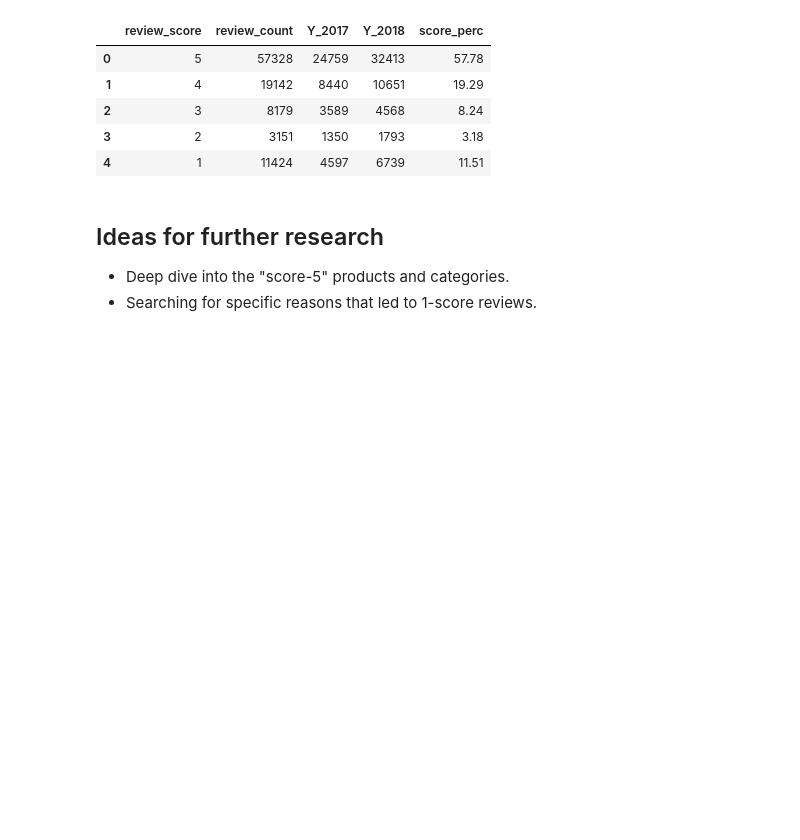
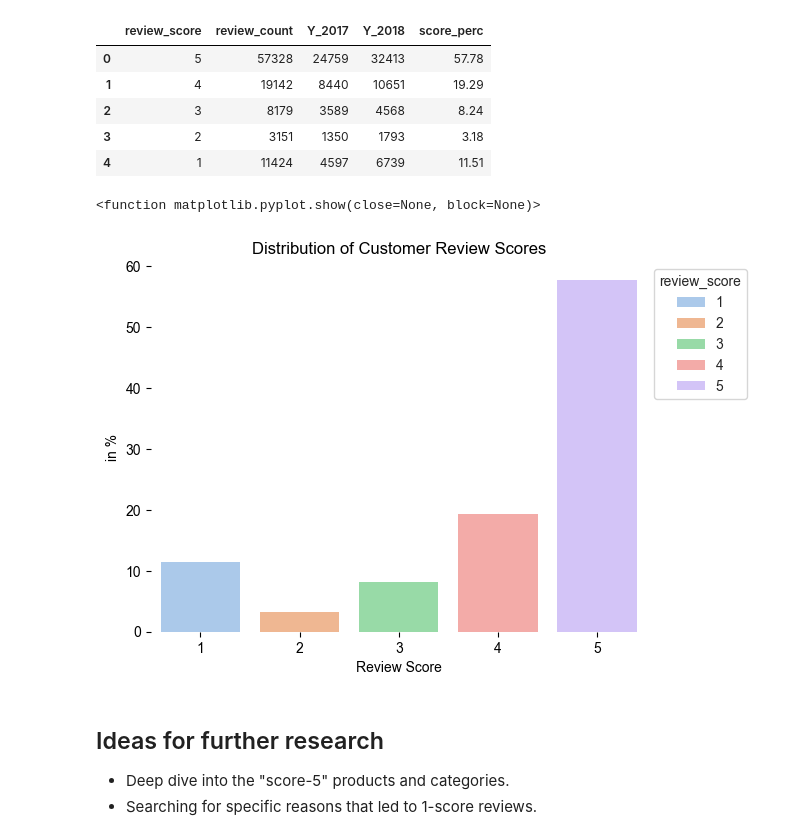
Before and after one commit to kerstin-guttenberger/olist-ecommerce-analysis, a Jupyter notebook: 01_Olist_analysis.ipynb, the cells around one changed output. Drawn from its saved outputs; the diff is of its cells as text; code cells hidden in the pictures; blank space fills up the shorter version.

```diff
--- a/01_Olist_analysis.ipynb
+++ b/01_Olist_analysis.ipynb
@@ -159,6 +161,20 @@ display(pd.read_sql(q6,conn))
 | 2 | 3 | 8179 | 3589 | 4568 | 8.24 |
 | 3 | 2 | 3151 | 1350 | 1793 | 3.18 |
 | 4 | 1 | 11424 | 4597 | 6739 | 11.51 |
+# %%
+df = pd.read_sql(q6,conn)
+# %%
+ax = sns.barplot(x='review_score', y='score_perc',
+                 data=df, hue='review_score', palette='pastel')
+sns.set_style('whitegrid')
+ax.set(xlabel = 'Review Score', ylabel = 'in %')
+plt.title('Distribution of Customer Review Scores')
+sns.move_legend(ax, "upper left", bbox_to_anchor=(1, 1))
+sns.despine(top=True, right=True, left=True, bottom=True)
+plt.show
+# %% [output]
+<function matplotlib.pyplot.show(close=None, block=None)>
+[figure, added]
 # %% [markdown]
 ## Ideas for further research
 - Deep dive into the "score-5" products and categories.
```
Also changed, not shown: parts of 2 cells of this notebook.
